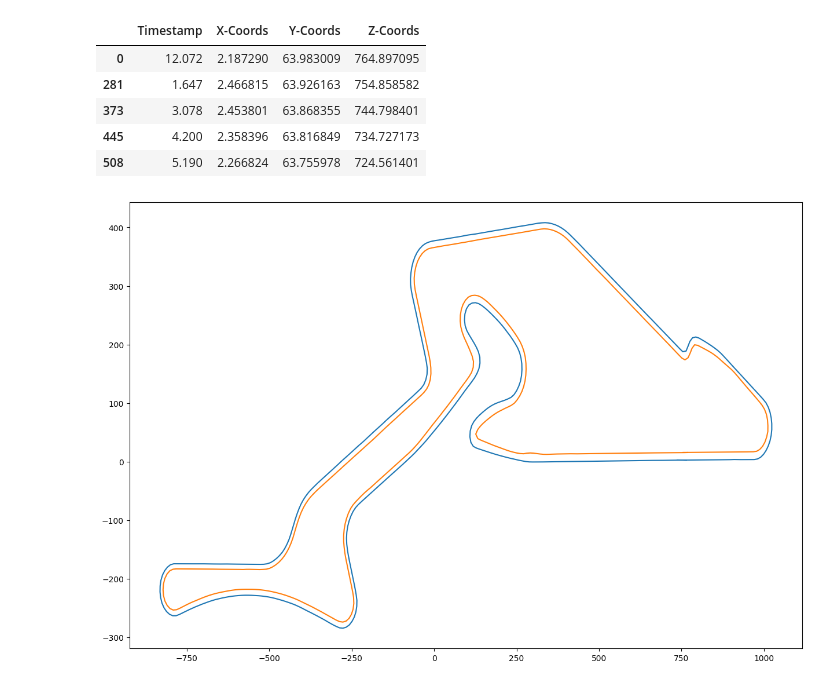
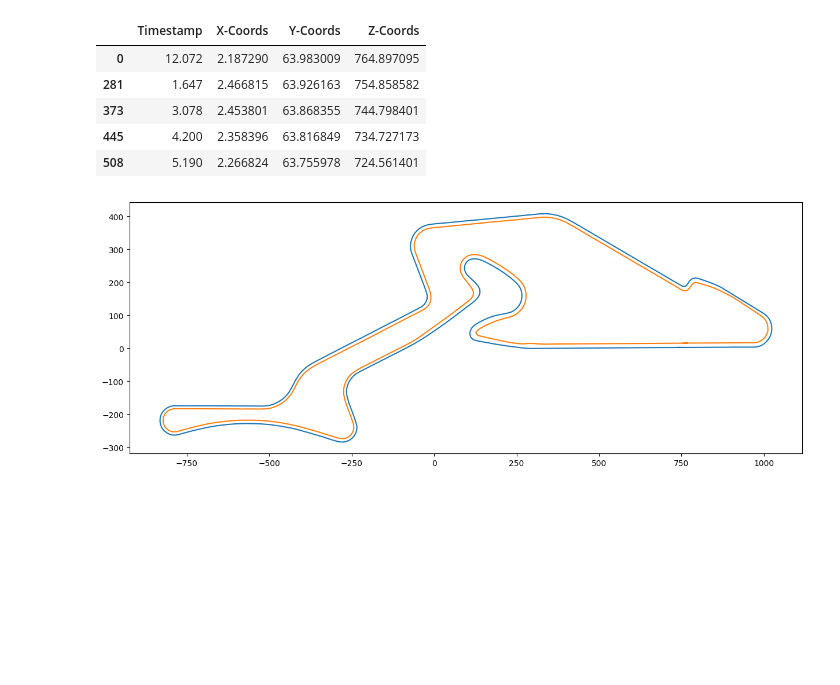
Before and after one commit to anaveravazquez/RacingTrajectories, a Jupyter notebook: creating_track_network.ipynb, the cells around one changed output. Drawn from its saved outputs; the diff is of its cells as text; code cells hidden in the pictures; blank space fills up the shorter version.

```diff
--- a/creating_track_network.ipynb
+++ b/creating_track_network.ipynb
@@ -7,9 +7,6 @@ from data_loader import load_track_data, load_race_data
 # %%
 track_left_side, track_right_side = load_track_data(distance_pr_dot = 10)
 
-track_left_side["X-Coords"] = track_left_side["X-Coords"] * -1
-track_right_side["X-Coords"] = track_right_side["X-Coords"] * -1
-
 track_left_side.head()
 # %% [output]
 |  | Timestamp | X-Coords | Y-Coords | Z-Coords |
@@ -21,13 +18,13 @@ track_left_side.head()
 # %%
 # Plot the reduced track in 2D using matplotlib
 fig, ax = plt.subplots()
 ax.plot(track_left_side['Z-Coords'],track_left_side['X-Coords'])
 ax.plot(track_right_side['Z-Coords'],track_right_side['X-Coords'] )
-# Change size of the plot
+ax.set_aspect('equal')
 fig.set_size_inches(15, 10)
 plt.show()
 # %% [output]
-[figure, old version]
+[figure, new version]
 # %%
 
 def create_track_network(df_left_side, df_right_side, points_distance, grid_distance, diagonally_connected):
```
Also changed, not shown: 1 other file.
